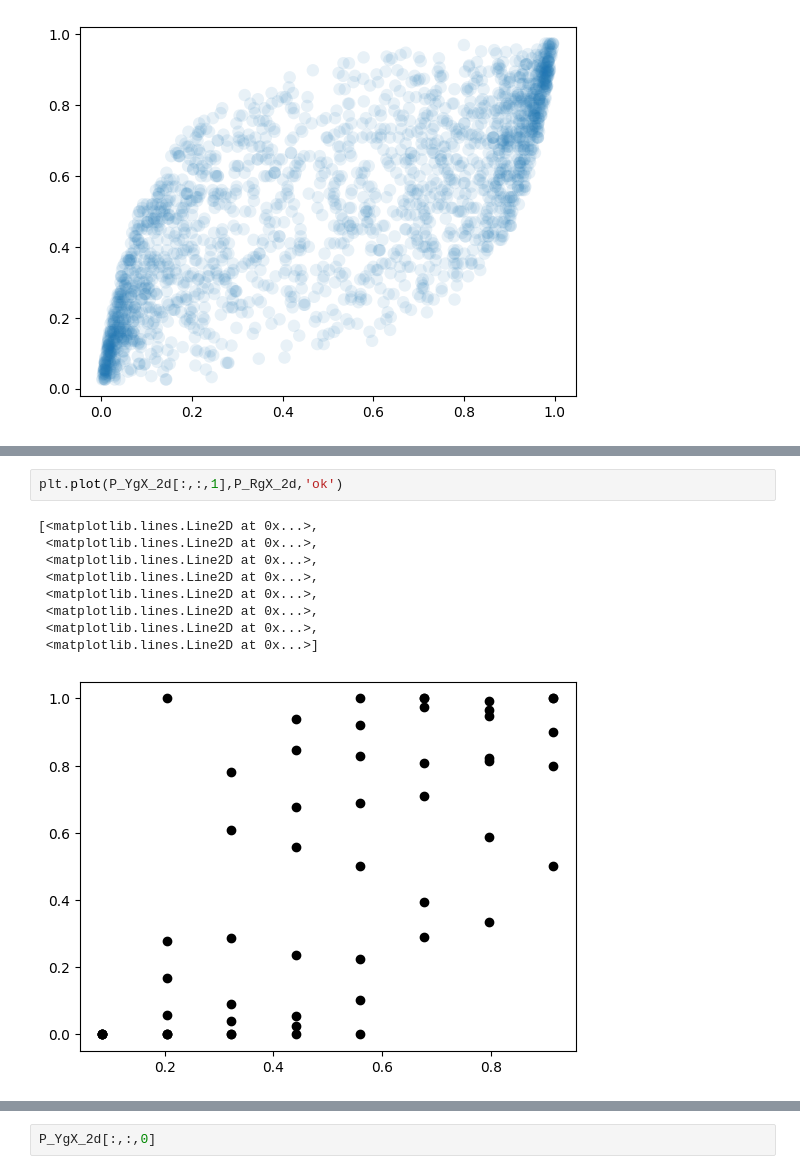
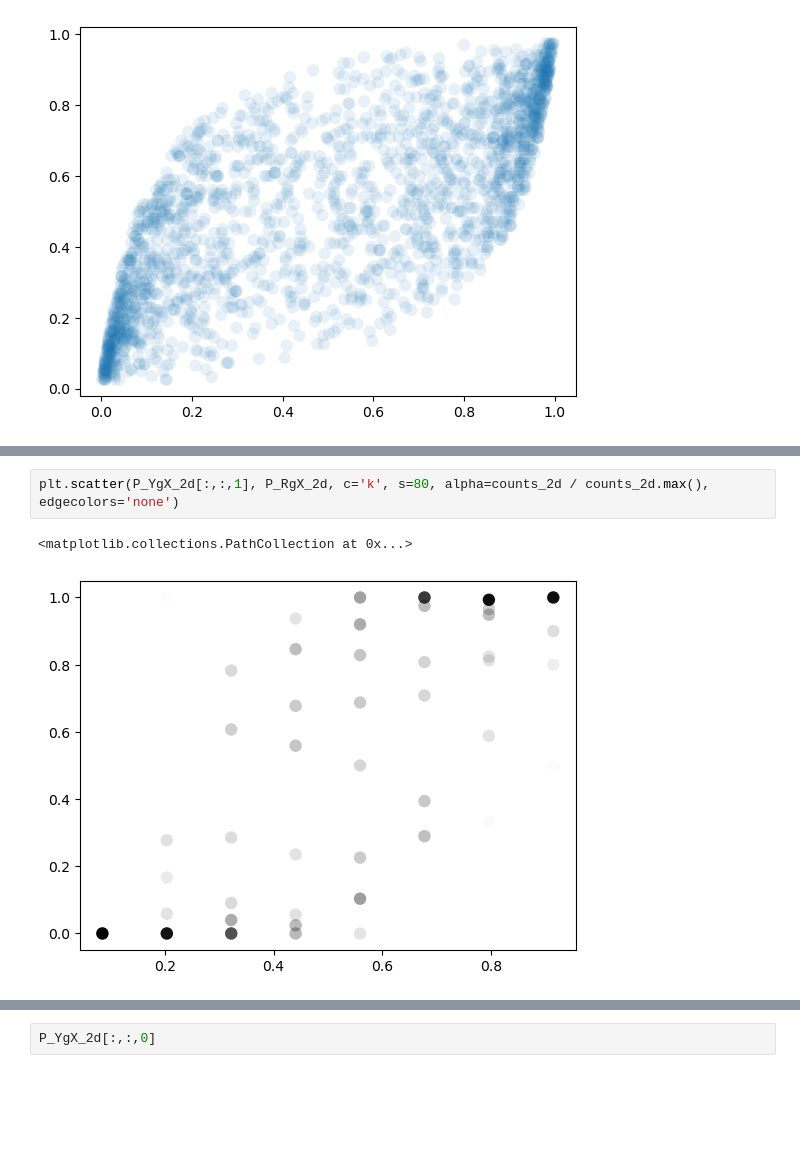
Before and after one commit to jacobaparker/Copy_Murphy2021, a Jupyter notebook: behavioral_data_example.ipynb, the cells around one changed output, grey strips where cells are left out. Saved outputs shown, nothing was run; the diff lists cells and outputs as text; blank space fills up the shorter version.

```diff
--- a/behavioral_data_example.ipynb
+++ b/behavioral_data_example.ipynb
@@ -741,13 +774,6 @@ plt.plot(P_YgX_2d[:,:,0],P_RgX_2d,'ok')
-# %%
-plt.plot(P_YgX_2d[:,:,1],P_RgX_2d,'ok')
-# %% [output]
-[<matplotlib.lines.Line2D at 0x...>,
- <matplotlib.lines.Line2D at 0x...>,
- <matplotlib.lines.Line2D at 0x...>,
- <matplotlib.lines.Line2D at 0x...>,
- <matplotlib.lines.Line2D at 0x...>,
- <matplotlib.lines.Line2D at 0x...>,
- <matplotlib.lines.Line2D at 0x...>,
- <matplotlib.lines.Line2D at 0x...>]
-[figure, removed]
+# %%
+plt.scatter(P_YgX_2d[:,:,1], P_RgX_2d, c='k', s=80, alpha=counts_2d / counts_2d.max(), edgecolors='none')
+# %% [output]
+<matplotlib.collections.PathCollection at 0x...>
+[figure, added]
 # %%
```
Also changed, not shown: parts of 21 cells of this notebook.
